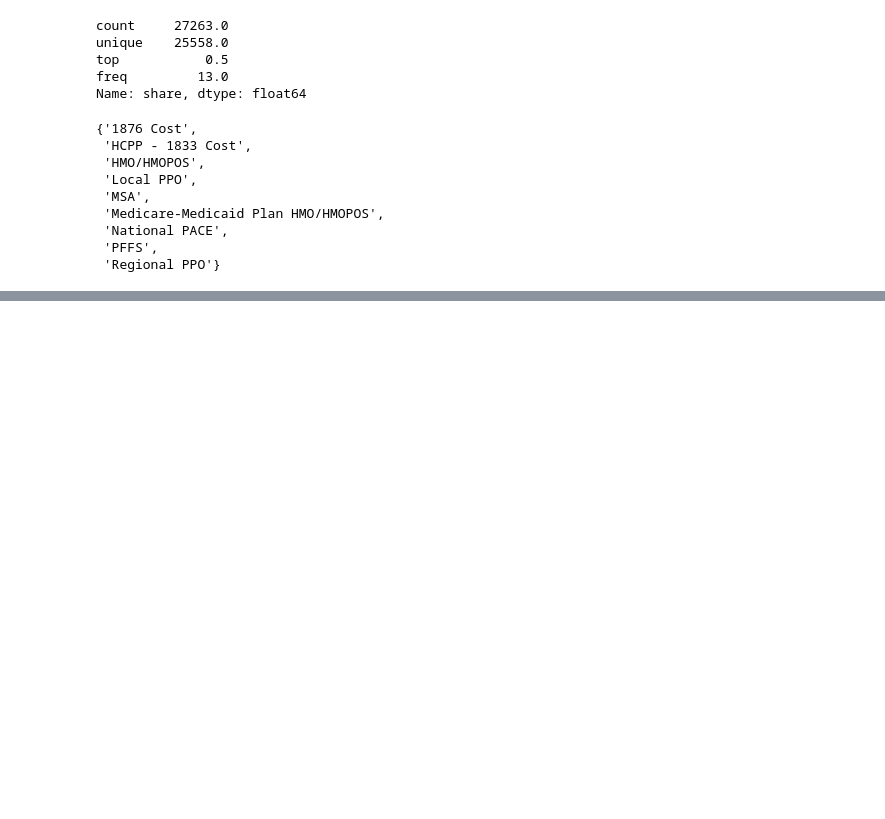
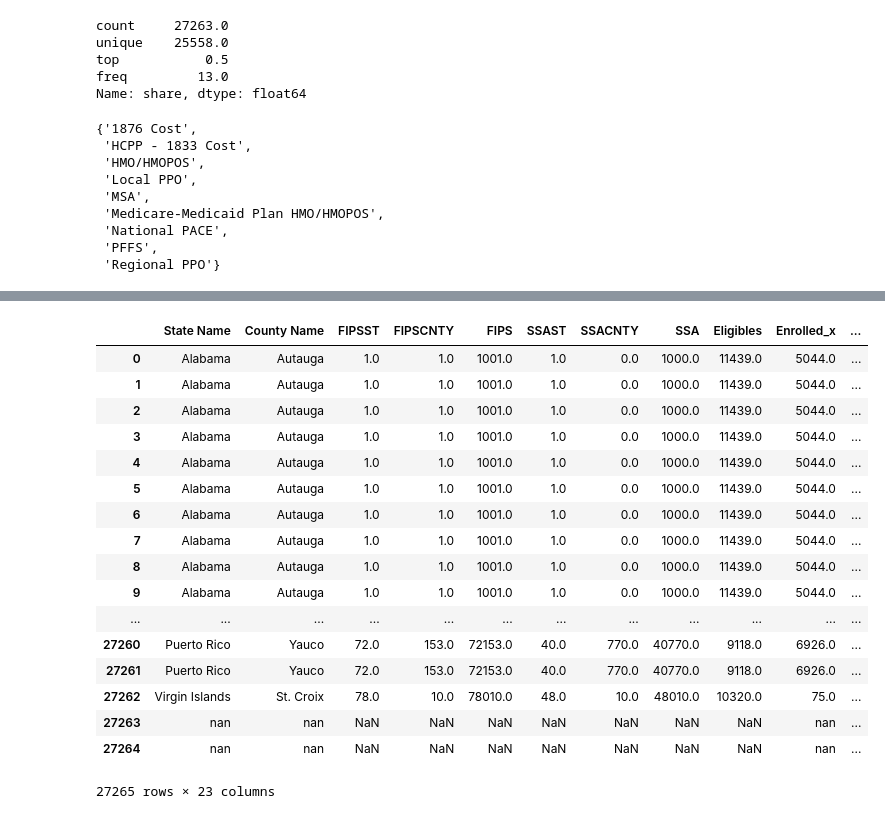
Before and after one commit to mbaker21231/ShareFormNMNL, a Jupyter notebook: Medicare Information.ipynb, the cells around one changed output, grey strips where cells are left out. Saved outputs shown, nothing was run; the diff lists cells and outputs as text; code cells hidden in the pictures; blank space fills up the shorter version.

```diff
--- a/Medicare Information.ipynb
+++ b/Medicare Information.ipynb
@@ -293,0 +314,21 @@ data.to_stata('C://Users//mjbaker//Downloads//tempstuff//medishare.dta')
+# %%
+data
+# %% [output]
+|  | State Name | County Name | FIPSST | FIPSCNTY | FIPS | SSAST | SSACNTY | SSA | Eligibles | Enrolled_x | ... |
+| 0 | Alabama | Autauga | 1.0 | 1.0 | 1001.0 | 1.0 | 0.0 | 1000.0 | 11439.0 | 5044.0 | ... |
+| 1 | Alabama | Autauga | 1.0 | 1.0 | 1001.0 | 1.0 | 0.0 | 1000.0 | 11439.0 | 5044.0 | ... |
+| 2 | Alabama | Autauga | 1.0 | 1.0 | 1001.0 | 1.0 | 0.0 | 1000.0 | 11439.0 | 5044.0 | ... |
+| 3 | Alabama | Autauga | 1.0 | 1.0 | 1001.0 | 1.0 | 0.0 | 1000.0 | 11439.0 | 5044.0 | ... |
+| 4 | Alabama | Autauga | 1.0 | 1.0 | 1001.0 | 1.0 | 0.0 | 1000.0 | 11439.0 | 5044.0 | ... |
+| 5 | Alabama | Autauga | 1.0 | 1.0 | 1001.0 | 1.0 | 0.0 | 1000.0 | 11439.0 | 5044.0 | ... |
+| 6 | Alabama | Autauga | 1.0 | 1.0 | 1001.0 | 1.0 | 0.0 | 1000.0 | 11439.0 | 5044.0 | ... |
+| 7 | Alabama | Autauga | 1.0 | 1.0 | 1001.0 | 1.0 | 0.0 | 1000.0 | 11439.0 | 5044.0 | ... |
+| 8 | Alabama | Autauga | 1.0 | 1.0 | 1001.0 | 1.0 | 0.0 | 1000.0 | 11439.0 | 5044.0 | ... |
+| 9 | Alabama | Autauga | 1.0 | 1.0 | 1001.0 | 1.0 | 0.0 | 1000.0 | 11439.0 | 5044.0 | ... |
+| ... | ... | ... | ... | ... | ... | ... | ... | ... | ... | ... | ... |
+| 27260 | Puerto Rico | Yauco | 72.0 | 153.0 | 72153.0 | 40.0 | 770.0 | 40770.0 | 9118.0 | 6926.0 | ... |
+| 27261 | Puerto Rico | Yauco | 72.0 | 153.0 | 72153.0 | 40.0 | 770.0 | 40770.0 | 9118.0 | 6926.0 | ... |
+| 27262 | Virgin Islands | St. Croix | 78.0 | 10.0 | 78010.0 | 48.0 | 10.0 | 48010.0 | 10320.0 | 75.0 | ... |
+| 27263 | nan | nan | NaN | NaN | NaN | NaN | NaN | NaN | NaN | nan | ... |
+| 27264 | nan | nan | NaN | NaN | NaN | NaN | NaN | NaN | NaN | nan | ... |
+27265 rows × 23 columns
```
Also changed, not shown: parts of 2 cells of this notebook, 4 other files.
